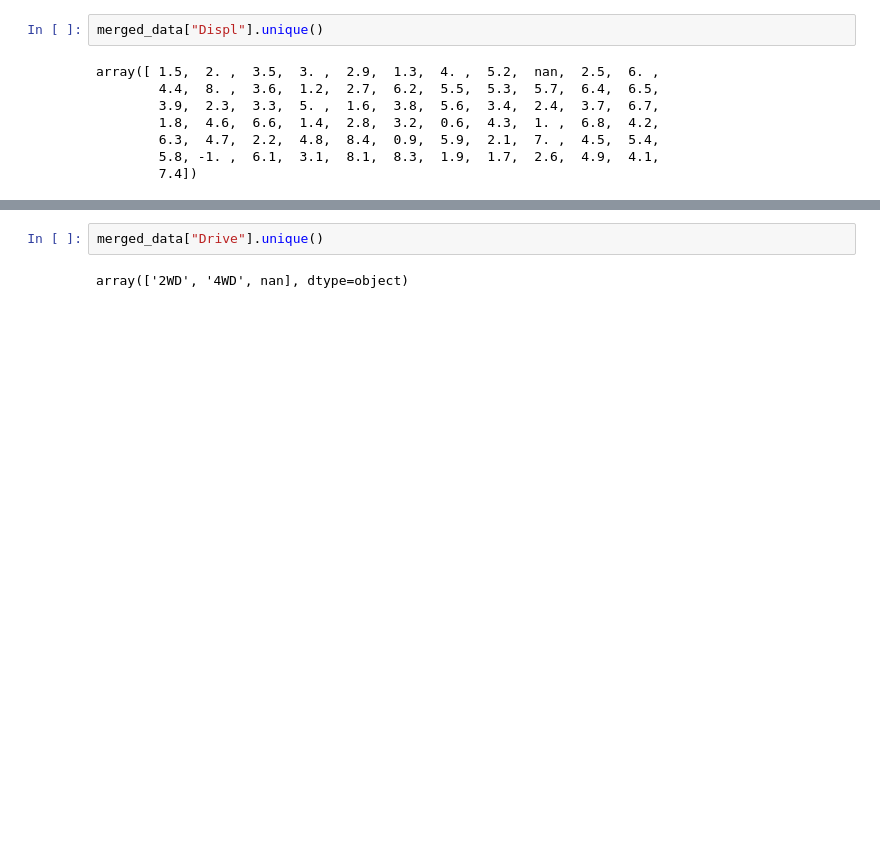
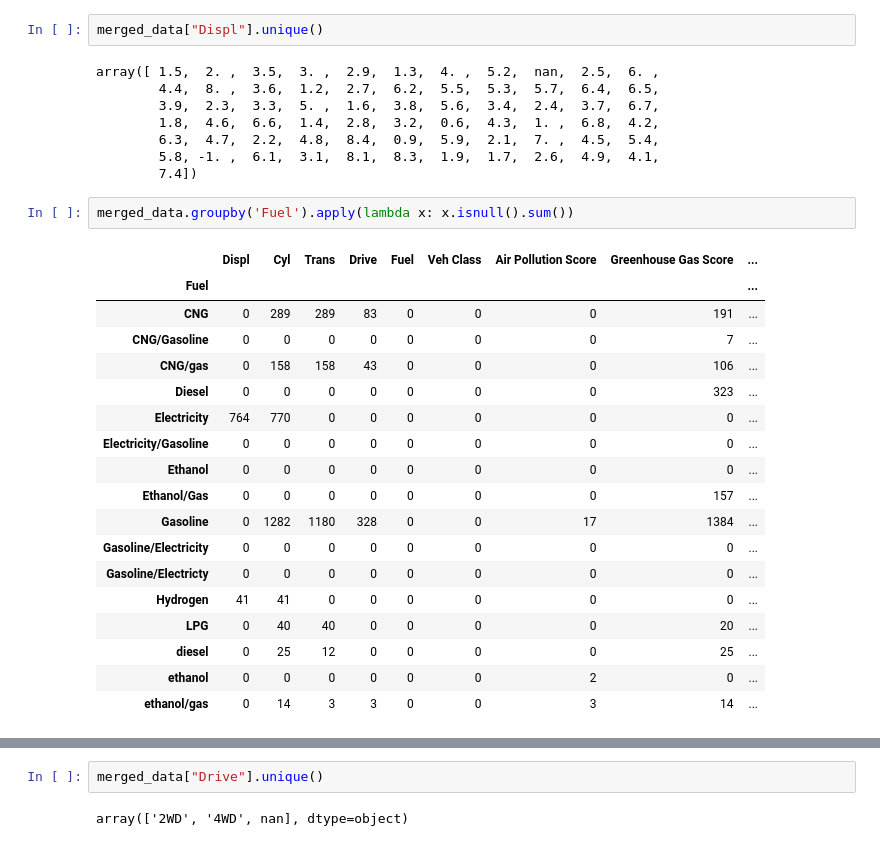
Before and after one commit to 4GeeksAcademy/World-Data-Final-Project, a Jupyter notebook: src/exploreLK0503.ipynb, the cells around one changed output, grey strips where cells are left out. Cells and saved outputs as stored; diff of their text form; blank space fills up the shorter version.

```diff
--- a/src/exploreLK0503.ipynb
+++ b/src/exploreLK0503.ipynb
@@ -158,3 +178,24 @@ array([ 1.5,  2. ,  3.5,  3. ,  2.9,  1.3,  4. ,  5.2,  nan,  2.5,  6. ,
         6.3,  4.7,  2.2,  4.8,  8.4,  0.9,  5.9,  2.1,  7. ,  4.5,  5.4,
         5.8, -1. ,  6.1,  3.1,  8.1,  8.3,  1.9,  1.7,  2.6,  4.9,  4.1,
         7.4])
+# %%
+merged_data.groupby('Fuel').apply(lambda x: x.isnull().sum())
+# %% [output]
+|  | Displ | Cyl | Trans | Drive | Fuel | Veh Class | Air Pollution Score | Greenhouse Gas Score | ... |
+| Fuel |  |  |  |  |  |  |  |  | ... |
+| CNG | 0 | 289 | 289 | 83 | 0 | 0 | 0 | 191 | ... |
+| CNG/Gasoline | 0 | 0 | 0 | 0 | 0 | 0 | 0 | 7 | ... |
+| CNG/gas | 0 | 158 | 158 | 43 | 0 | 0 | 0 | 106 | ... |
+| Diesel | 0 | 0 | 0 | 0 | 0 | 0 | 0 | 323 | ... |
+| Electricity | 764 | 770 | 0 | 0 | 0 | 0 | 0 | 0 | ... |
+| Electricity/Gasoline | 0 | 0 | 0 | 0 | 0 | 0 | 0 | 0 | ... |
+| Ethanol | 0 | 0 | 0 | 0 | 0 | 0 | 0 | 0 | ... |
+| Ethanol/Gas | 0 | 0 | 0 | 0 | 0 | 0 | 0 | 157 | ... |
+| Gasoline | 0 | 1282 | 1180 | 328 | 0 | 0 | 17 | 1384 | ... |
+| Gasoline/Electricity | 0 | 0 | 0 | 0 | 0 | 0 | 0 | 0 | ... |
+| Gasoline/Electricty | 0 | 0 | 0 | 0 | 0 | 0 | 0 | 0 | ... |
+| Hydrogen | 41 | 41 | 0 | 0 | 0 | 0 | 0 | 0 | ... |
+| LPG | 0 | 40 | 40 | 0 | 0 | 0 | 0 | 20 | ... |
+| diesel | 0 | 25 | 12 | 0 | 0 | 0 | 0 | 25 | ... |
+| ethanol | 0 | 0 | 0 | 0 | 0 | 0 | 2 | 0 | ... |
+| ethanol/gas | 0 | 14 | 3 | 3 | 0 | 0 | 3 | 14 | ... |
```
Also changed, not shown: parts of 45 cells of this notebook, 3 other files.
